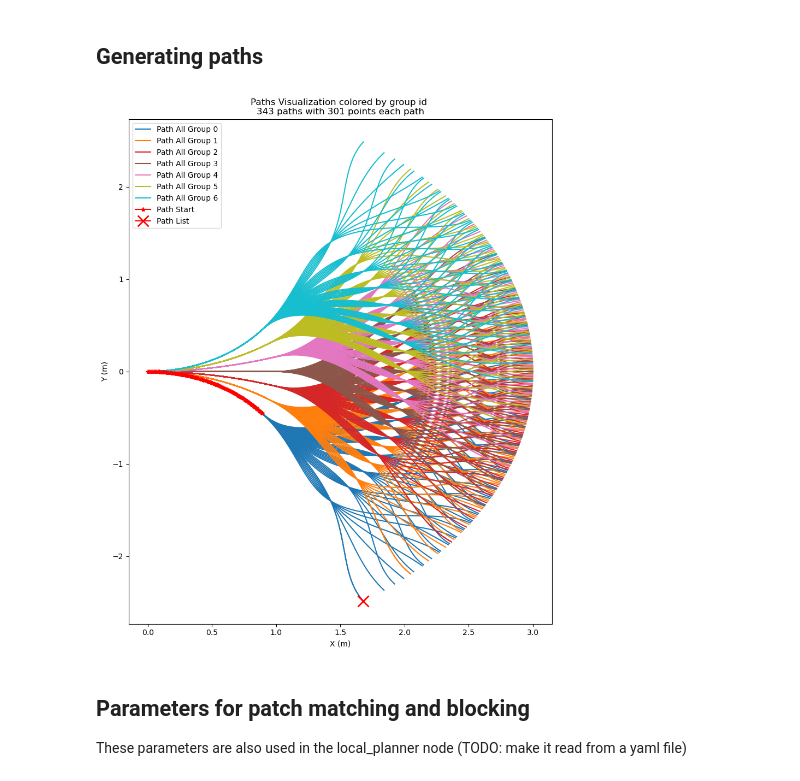
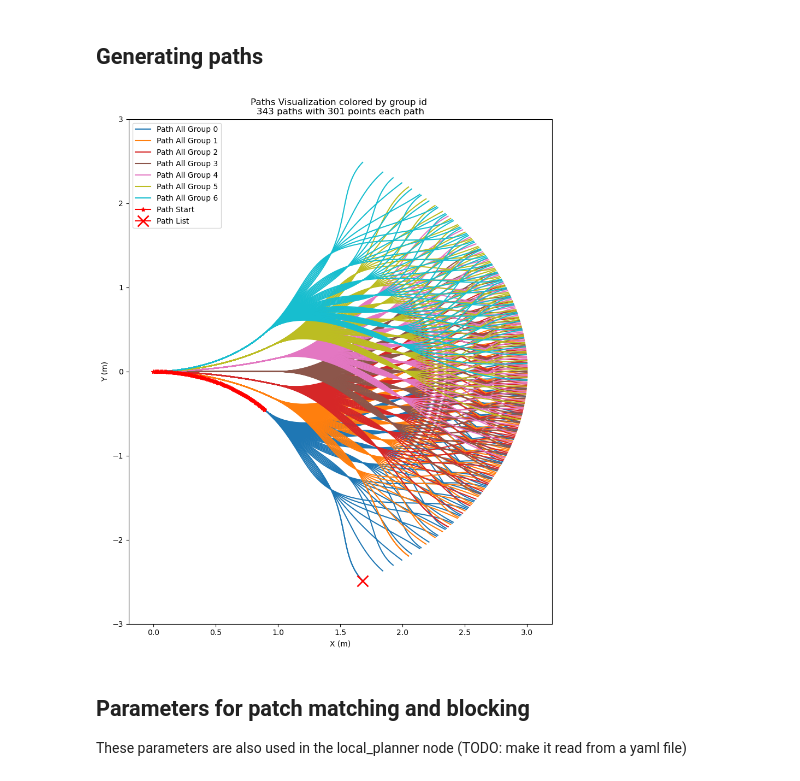
Before and after one commit to g1y5x3/local_planner_motion_primitives, a Jupyter notebook: src/path_generator.ipynb, the cells around one changed output. Cells and saved outputs as stored; diff of their text form; code cells hidden in the pictures.

```diff
--- a/src/path_generator.ipynb
+++ b/src/path_generator.ipynb
@@ -62,28 +62,31 @@ for shift1 in np.arange(-angle, angle+0.1, delta_angle):
 # %%
 group_label = [0, 0, 0, 0, 0, 0, 0]
 colors = plt.cm.tab10(np.linspace(0, 1, 7))
 color_list = [tuple(color[:3]) for color in colors]
 
 start_x = path_start_all[0]
 
 fig = plt.figure(figsize=(10, 12))
 ax = fig.add_subplot(111)
 
 for path, path_l  in zip(path_all, path_list):
     if group_label[path_l[4]] == 0:
         ax.plot(path[:, 0], path[:, 1], color=color_list[path_l[4]], label=f"Path All Group {path_l[4]}")
         group_label[path_l[4]] = 1
     ax.plot(path[:, 0], path[:, 1], color=color_list[path_l[4]])
 ax.plot(path_start_all[0][:, 0], path_start_all[0][:,1], marker='*', color='red', label='Path Start')
 ax.plot(path_list[0][0], path_list[0][1], marker='x', color='red', markersize=15, markeredgewidth=2, label='Path List')
 
+ax.set_xlim([-0.2, 3.2])
+ax.set_ylim([-3, 3])
+
 ax.set_title(f'Paths Visualization colored by group id \n{len(path_all)} paths with {len(path)} points each path')
 ax.legend()
 plt.xlabel('X (m)')
 plt.ylabel('Y (m)')
 plt.show()
 # %% [output]
-[figure, old version]
+[figure, new version]
 # %% [markdown]
 ## Parameters for patch matching and blocking
 These parameters are also used in the local_planner node (TODO: make it read from a yaml file)
```
Also changed, not shown: parts of 11 cells of this notebook, 4 other files.
